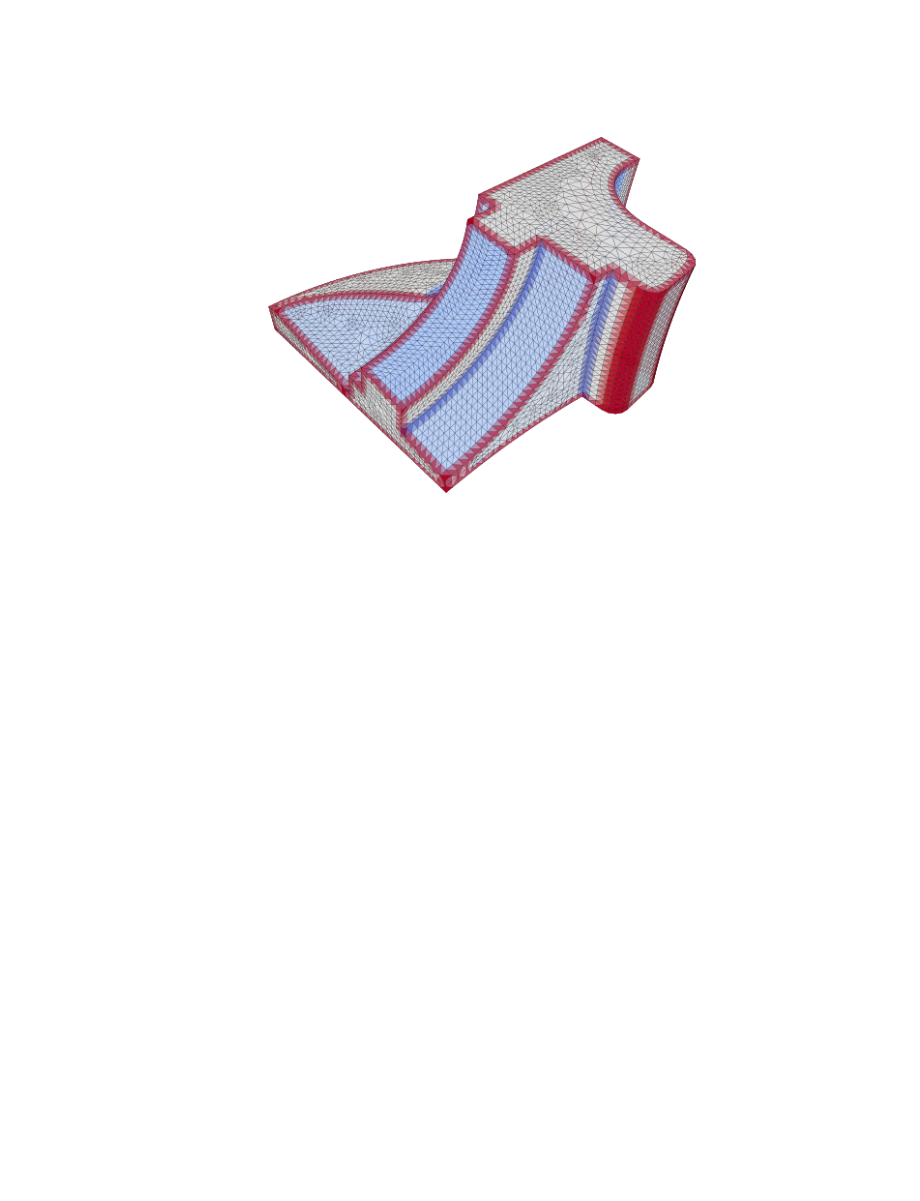
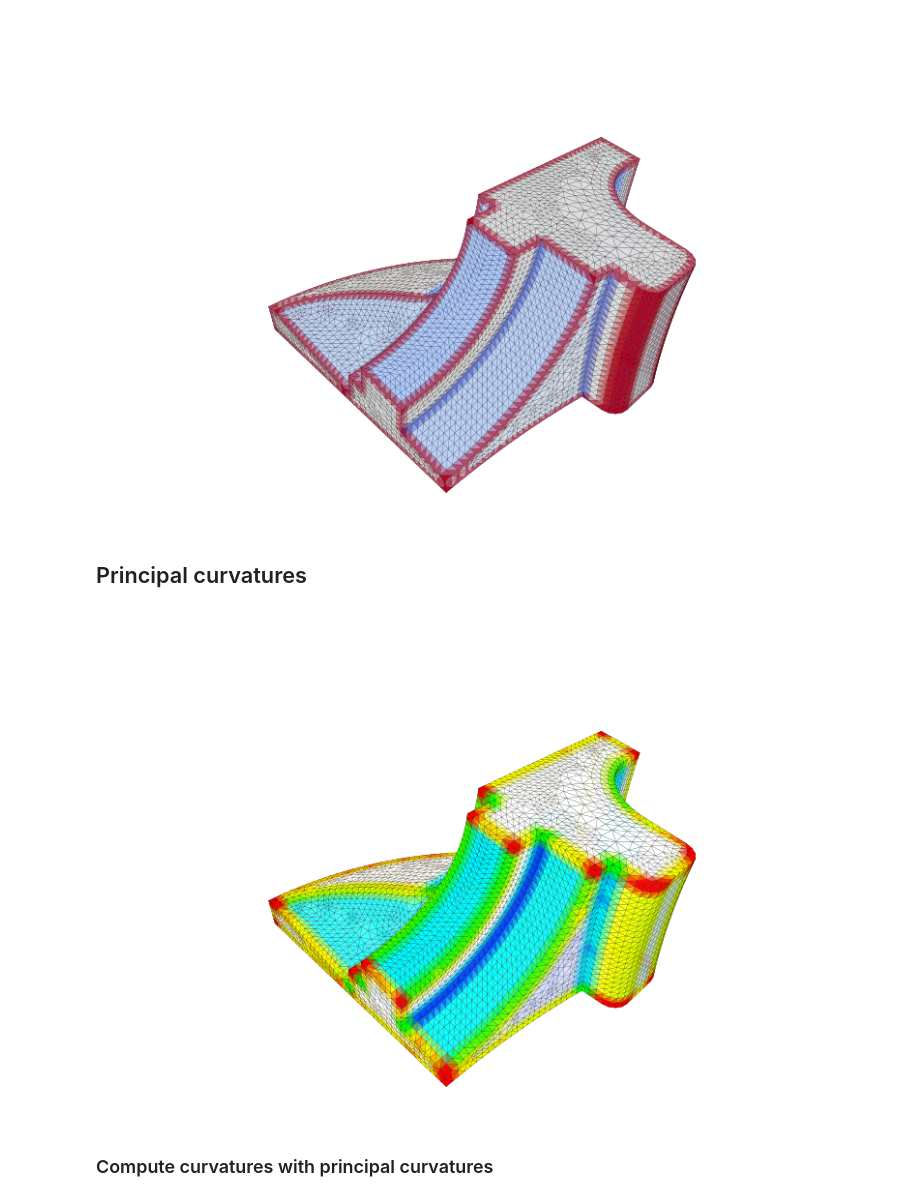
Before and after one commit to tatsy/tinymesh, a Jupyter notebook: examples/python/curvatures.ipynb, the cells around one changed output. Drawn from its saved outputs; the diff is of its cells as text; code cells hidden in the pictures; blank space fills up the shorter version.

Commit message:
Add method to compute principal curvatures.

```diff
--- a/examples/python/curvatures.ipynb
+++ b/examples/python/curvatures.ipynb
@@ -55,3 +56,29 @@ colorH = cm.coolwarm(Hs)
 viewer.mesh_visualization(mesh, colors=colorH)
 # %% [output]
 [figure]
+# %% [markdown]
+## Principal curvatures
+# %%
+k_max, k_min, t_max, t_min = get_principal_curvatures(mesh)
+k_max = np.array(k_max)
+k_min = np.array(k_min)
+t_max = np.array(t_max)
+t_min = np.array(t_min)
+# %%
+colorP = np.stack([np.ones_like(k_max)] * 4, axis=-1)
+c0 = np.clip(k_min * 2.0, -1.0, 1.0)
+c1 = np.clip(k_max * 2.0, -1.0, 1.0)
+r_mask = np.logical_and(c0 >= 0.0, c1 >= 0.0)
+g_mask = np.logical_and(c0 < 0.0, c1 >= 0.0)
+b_mask = np.logical_and(c0 < 0.0, c1 < 0.0)
+colorP[r_mask, 1] = 1.0 - np.abs(c0[r_mask])
+colorP[r_mask, 2] = 1.0 - np.abs(c1[r_mask])
+colorP[g_mask, 0] = 1.0 - np.abs(c0[g_mask])
+colorP[g_mask, 2] = 1.0 - np.abs(c1[g_mask])
+colorP[b_mask, 0] = 1.0 - np.abs(c0[b_mask])
+colorP[b_mask, 1] = 1.0 - np.abs(c1[b_mask])
+viewer.mesh_visualization(mesh, colors=colorP)
+# %% [output]
+[figure, added]
+# %% [markdown]
+### Compute curvatures with principal curvatures
```
Also changed, not shown: parts of 7 cells of this notebook, 13 other files.
